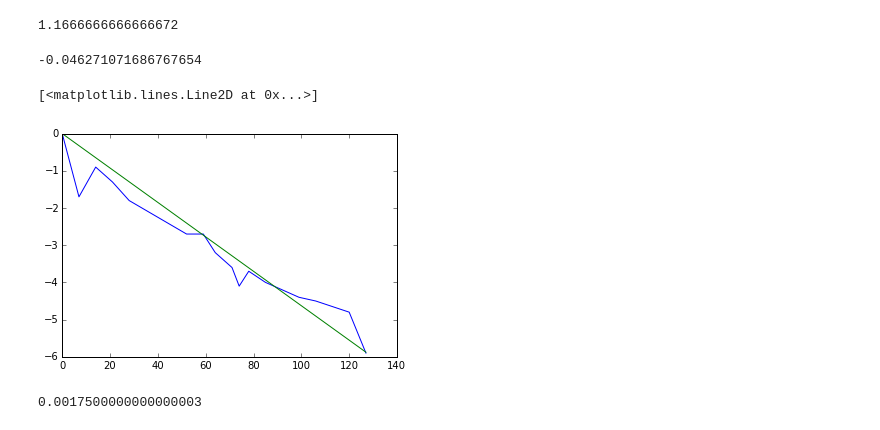
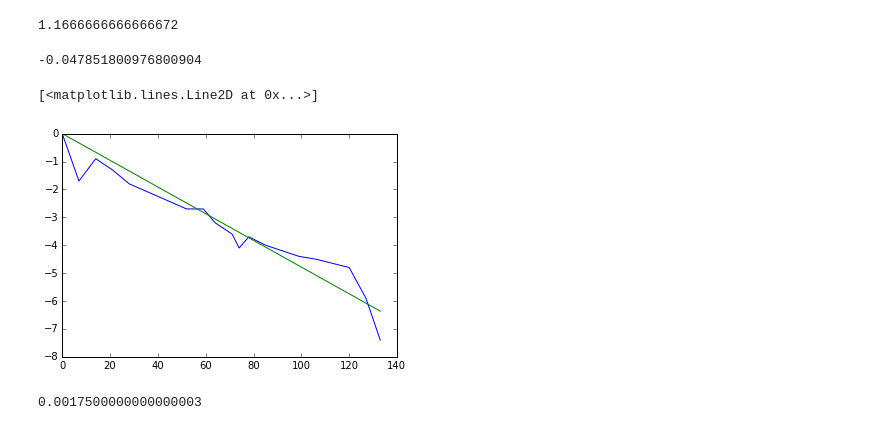
Before and after one commit to AnaideT/OptimalPrecision, a Jupyter notebook: sandbox.ipynb, the cells around one changed output. Saved outputs shown, nothing was run; the diff lists cells and outputs as text; code cells hidden in the pictures.

```diff
--- a/sandbox.ipynb
+++ b/sandbox.ipynb
@@ -71,20 +71,20 @@ array([ 1,  1, -1, -1,  1, -1, -1, -1, -1,  1,  1,  1,  1, -1,  1,  1,  1,
 # %% [output]
 1.1666666666666672
 # %%
-x = np.array([0, 7, 14, 21, 28, 52, 59, 64, 71, 74, 78, 85, 99, 106, 120, 127])
-y = np.array([123.6, 121.9, 122.7, 122.3, 121.8, 120.9, 120.9, 120.4, 120., 119.5, 119.9, 119.6, 119.2, 119.1, 118.8, 117.7])-123.6
+x = np.array([0, 7, 14, 21, 28, 52, 59, 64, 71, 74, 78, 85, 99, 106, 120, 127, 133])
+y = np.array([123.6, 121.9, 122.7, 122.3, 121.8, 120.9, 120.9, 120.4, 120., 119.5, 119.9, 119.6, 119.2, 119.1, 118.8, 117.7, 116.2])-123.6
 # %%
 alpha = (x*y).sum()/((x**2).sum())
 # %%
 alpha
 # %% [output]
--0.046271071686767654
+-0.047851800976800904
 # %%
 plt.plot(x,y)
-plt.plot([0,127],[0,alpha*127])
+plt.plot([0,133],[0,alpha*133])
 # %% [output]
 [<matplotlib.lines.Line2D at 0x...>]
-[figure, old version]
+[figure, new version]
 # %%
 (0.1-0.03)/40
 # %% [output]
```
Also changed, not shown: 3 other files.
